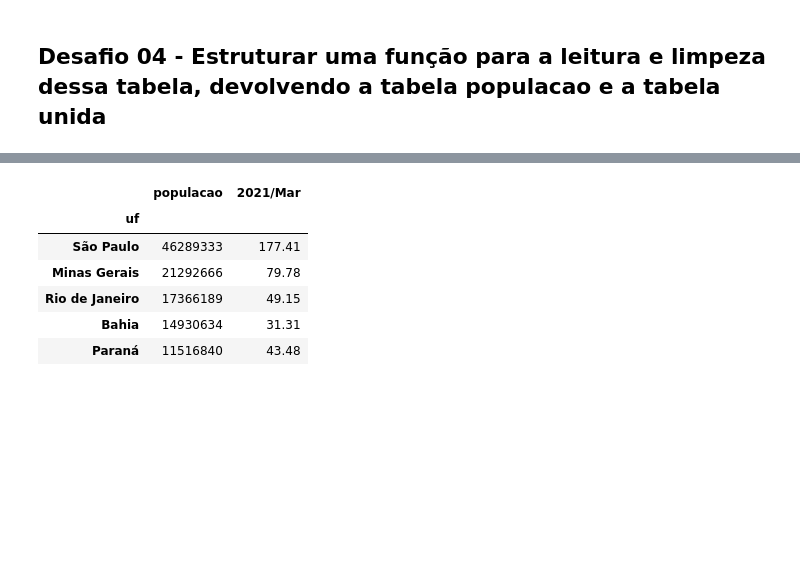
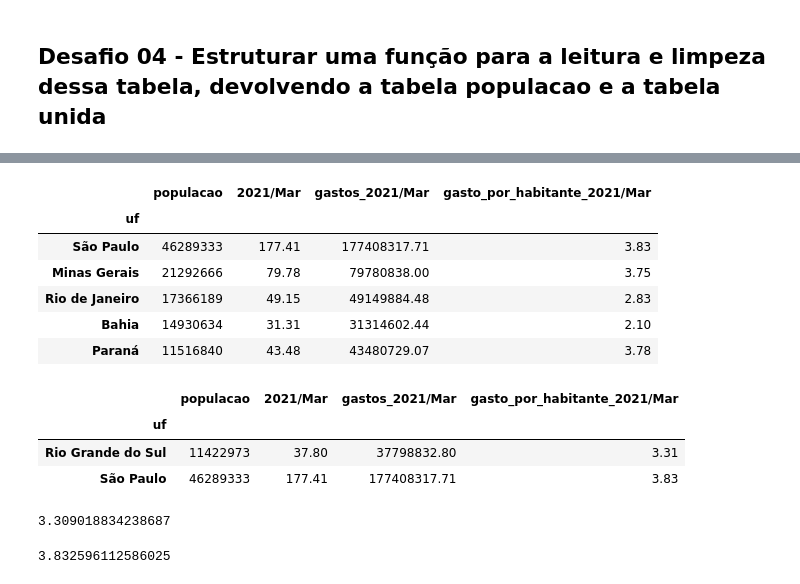
Before and after one commit to iplusl/Bootcamp_Data_Science, a Jupyter notebook: Modulo2/notebooks/Modulo2.ipynb, the cells around one changed output, grey strips where cells are left out. Saved outputs shown, nothing was run; the diff lists cells and outputs as text; code cells hidden in the pictures; blank space fills up the shorter version.

```diff
--- a/Modulo2/notebooks/Modulo2.ipynb
+++ b/Modulo2/notebooks/Modulo2.ipynb
@@ -655,3 +670,3 @@ populacao.head()
 # %%
-gastos_do_mais_recente.index = gastos_do_mais_recente.index.str[3:]
-gastos_do_mais_recente.head()
+# gastos_do_mais_recente.index = gastos_do_mais_recente.index.str[3:]
+# gastos_do_mais_recente.head()
@@ -693,0 +731,10 @@ Index(['São Paulo', 'Minas Gerais', 'Rio de Janeiro', 'Bahia', 'Paraná',
+# %%
+def limpa_wikipedia(populacao, gastos_do_mais_recente):
+    populacao = populacao.dropna()
+    populacao["populacao"] = populacao["População"].str.replace(" ", "").astype("int")
+    populacao["uf"] = populacao["Unidade federativa"]
+    populacao = populacao[["uf", "populacao"]].set_index("uf")
+    populacao.index = populacao.index.str.strip()
+    for estado in gastos_do_mais_recente.index:
+        populacao.index = populacao.index.str.replace(f"{estado} {estado}", estado)
+    return populacao.join(gastos_do_mais_recente)
@@ -693,0 +761,5 @@ Index(['São Paulo', 'Minas Gerais', 'Rio de Janeiro', 'Bahia', 'Paraná',
+# %%
+aux = gastos_do_mais_recente.copy()
+aux.index = aux.index.str[3:]
+gastos_e_populacao_recente = limpa_wikipedia(populacao, aux)
+gastos_e_populacao_recente.head()
@@ -694,11 +800,25 @@ Index(['São Paulo', 'Minas Gerais', 'Rio de Janeiro', 'Bahia', 'Paraná',
 # %%
-gastos_e_populacao_recente = populacao.join(gastos_do_mais_recente)
 gastos_e_populacao_recente.head()
 # %% [output]
-|  | populacao | 2021/Mar |
-| uf |  |  |
-| São Paulo | 46289333 | 177.41 |
-| Minas Gerais | 21292666 | 79.78 |
-| Rio de Janeiro | 17366189 | 49.15 |
-| Bahia | 14930634 | 31.31 |
-| Paraná | 11516840 | 43.48 |
+|  | populacao | 2021/Mar | gastos_2021/Mar | gasto_por_habitante_2021/Mar |
+| uf |  |  |  |  |
+| São Paulo | 46289333 | 177.41 | 177408317.71 | 3.83 |
+| Minas Gerais | 21292666 | 79.78 | 79780838.00 | 3.75 |
+| Rio de Janeiro | 17366189 | 49.15 | 49149884.48 | 2.83 |
+| Bahia | 14930634 | 31.31 | 31314602.44 | 2.10 |
+| Paraná | 11516840 | 43.48 | 43480729.07 | 3.78 |
+# %%
+gastos_e_populacao_recente.loc[["Rio Grande do Sul", "São Paulo"]]
+# %% [output]
+|  | populacao | 2021/Mar | gastos_2021/Mar | gasto_por_habitante_2021/Mar |
+| uf |  |  |  |  |
+| Rio Grande do Sul | 11422973 | 37.80 | 37798832.80 | 3.31 |
+| São Paulo | 46289333 | 177.41 | 177408317.71 | 3.83 |
+# %%
+37798832.80/11422973
+# %% [output]
+3.309018834238687
+# %%
+177408317.71/46289333
+# %% [output]
+3.832596112586025
```
Also changed, not shown: parts of 58 cells of this notebook, 1 other file.
